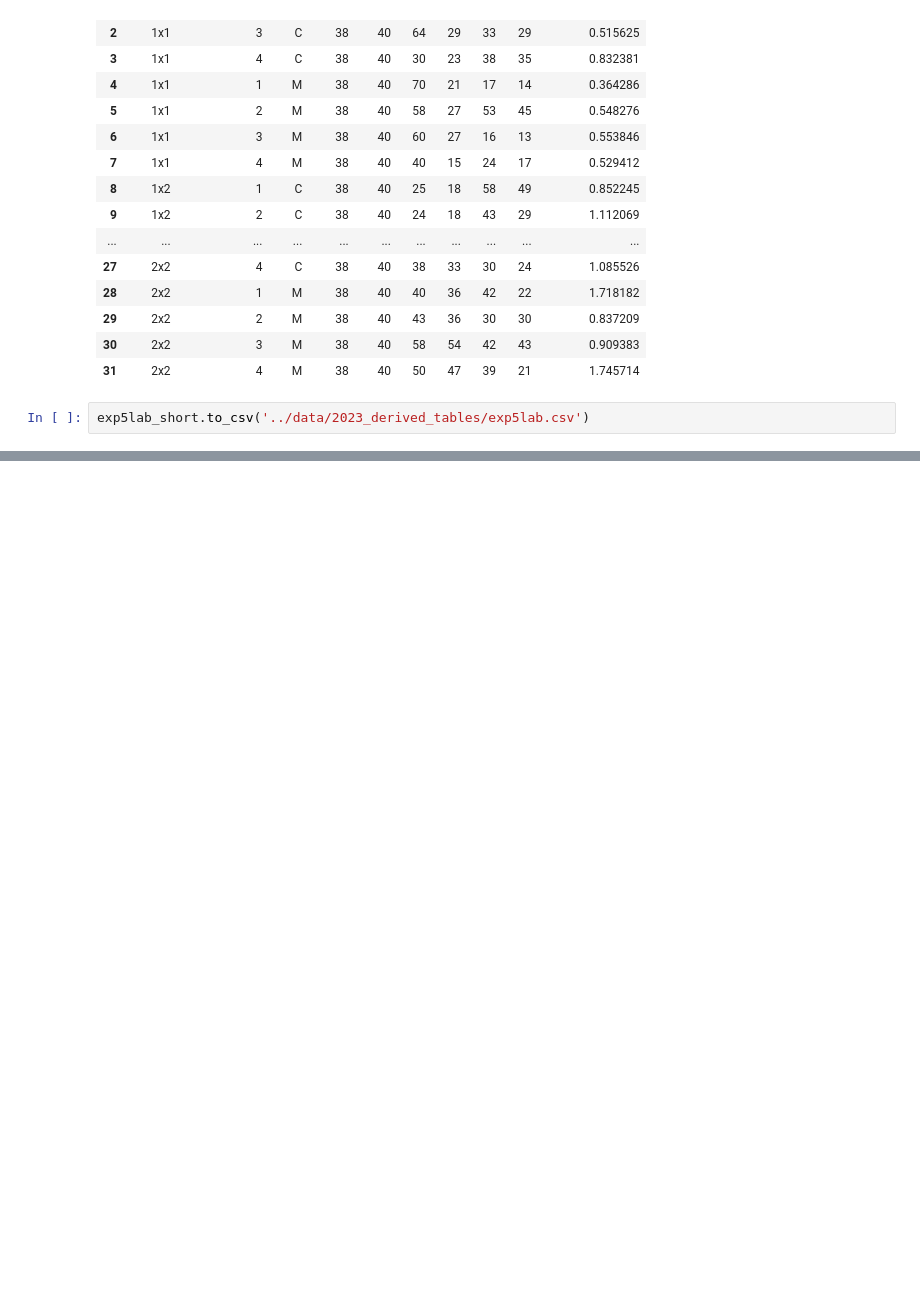
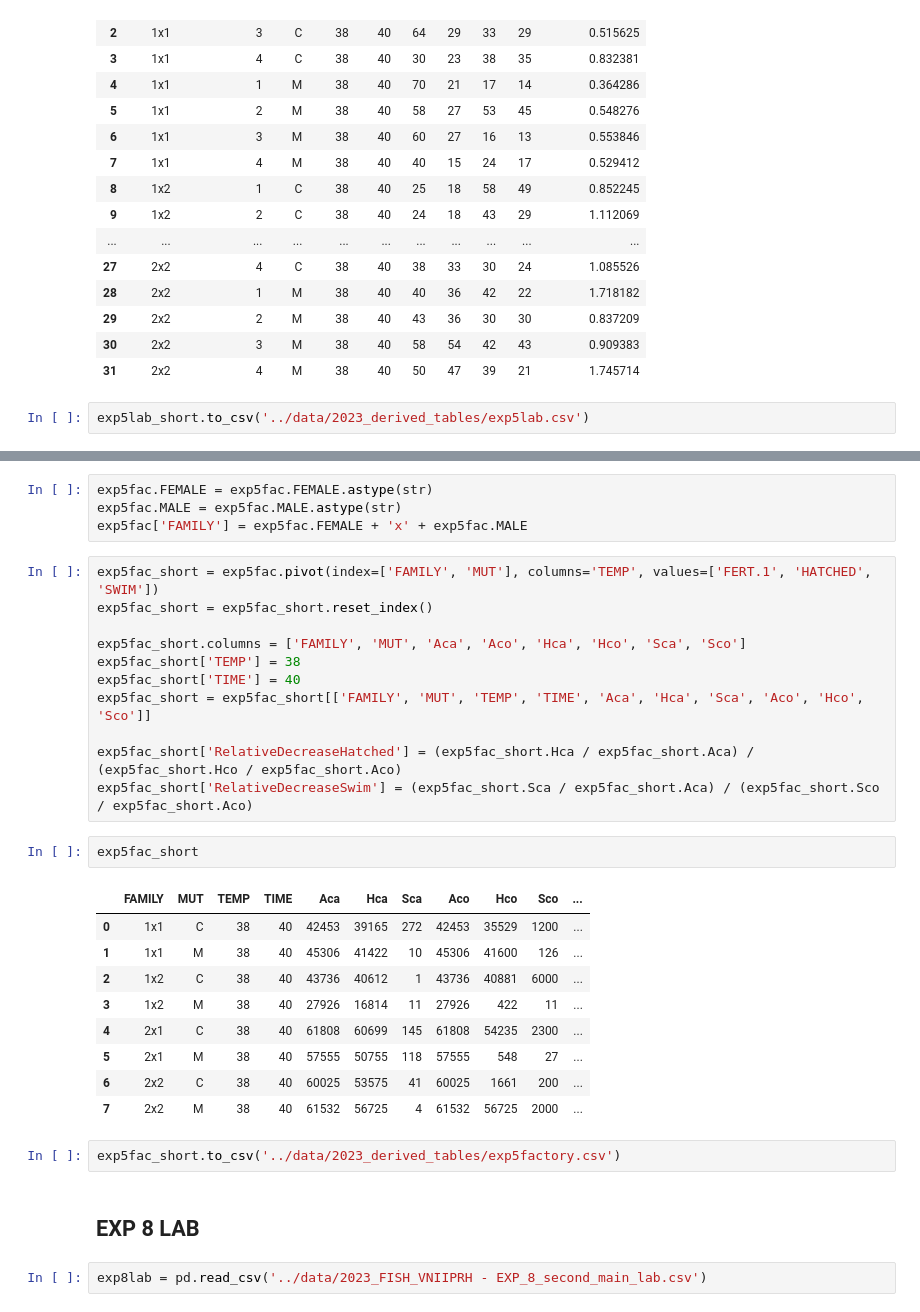
Before and after one commit to mitoclub/fish-strong-purifying-selection, a Jupyter notebook: notebooks/merge_table_related_controls.ipynb, the cells around one changed output, grey strips where cells are left out. Saved outputs shown, nothing was run; the diff lists cells and outputs as text; blank space fills up the shorter version.

```diff
--- a/notebooks/merge_table_related_controls.ipynb
+++ b/notebooks/merge_table_related_controls.ipynb
@@ -88,0 +135,33 @@ exp5lab_short.to_csv('../data/2023_derived_tables/exp5lab.csv')
+# %%
+exp5fac.FEMALE = exp5fac.FEMALE.astype(str)
+exp5fac.MALE = exp5fac.MALE.astype(str)
+exp5fac['FAMILY'] = exp5fac.FEMALE + 'x' + exp5fac.MALE
+# %%
+exp5fac_short = exp5fac.pivot(index=['FAMILY', 'MUT'], columns='TEMP', values=['FERT.1', 'HATCHED', 'SWIM'])
+exp5fac_short = exp5fac_short.reset_index()
+
+exp5fac_short.columns = ['FAMILY', 'MUT', 'Aca', 'Aco', 'Hca', 'Hco', 'Sca', 'Sco']
+exp5fac_short['TEMP'] = 38
+exp5fac_short['TIME'] = 40
+exp5fac_short = exp5fac_short[['FAMILY', 'MUT', 'TEMP', 'TIME', 'Aca', 'Hca', 'Sca', 'Aco', 'Hco', 'Sco']]
+
+exp5fac_short['RelativeDecreaseHatched'] = (exp5fac_short.Hca / exp5fac_short.Aca) / (exp5fac_short.Hco / exp5fac_short.Aco)
+exp5fac_short['RelativeDecreaseSwim'] = (exp5fac_short.Sca / exp5fac_short.Aca) / (exp5fac_short.Sco / exp5fac_short.Aco)
+# %%
+exp5fac_short
+# %% [output]
+|  | FAMILY | MUT | TEMP | TIME | Aca | Hca | Sca | Aco | Hco | Sco | ... |
+| 0 | 1x1 | C | 38 | 40 | 42453 | 39165 | 272 | 42453 | 35529 | 1200 | ... |
+| 1 | 1x1 | M | 38 | 40 | 45306 | 41422 | 10 | 45306 | 41600 | 126 | ... |
+| 2 | 1x2 | C | 38 | 40 | 43736 | 40612 | 1 | 43736 | 40881 | 6000 | ... |
+| 3 | 1x2 | M | 38 | 40 | 27926 | 16814 | 11 | 27926 | 422 | 11 | ... |
+| 4 | 2x1 | C | 38 | 40 | 61808 | 60699 | 145 | 61808 | 54235 | 2300 | ... |
+| 5 | 2x1 | M | 38 | 40 | 57555 | 50755 | 118 | 57555 | 548 | 27 | ... |
+| 6 | 2x2 | C | 38 | 40 | 60025 | 53575 | 41 | 60025 | 1661 | 200 | ... |
+| 7 | 2x2 | M | 38 | 40 | 61532 | 56725 | 4 | 61532 | 56725 | 2000 | ... |
+# %%
+exp5fac_short.to_csv('../data/2023_derived_tables/exp5factory.csv')
+# %% [markdown]
+## EXP 8 LAB
+# %%
+exp8lab = pd.read_csv('../data/2023_FISH_VNIIPRH - EXP_8_second_main_lab.csv')
```
Also changed, not shown: parts of 19 cells of this notebook, 4 other files.
